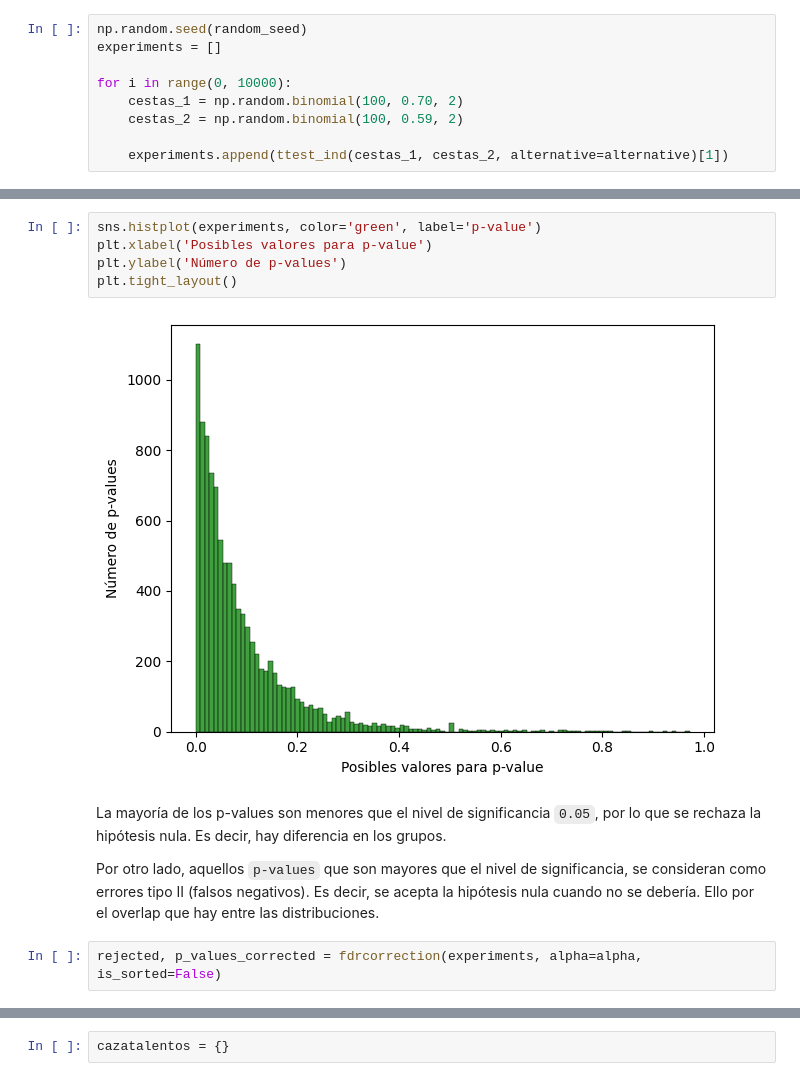
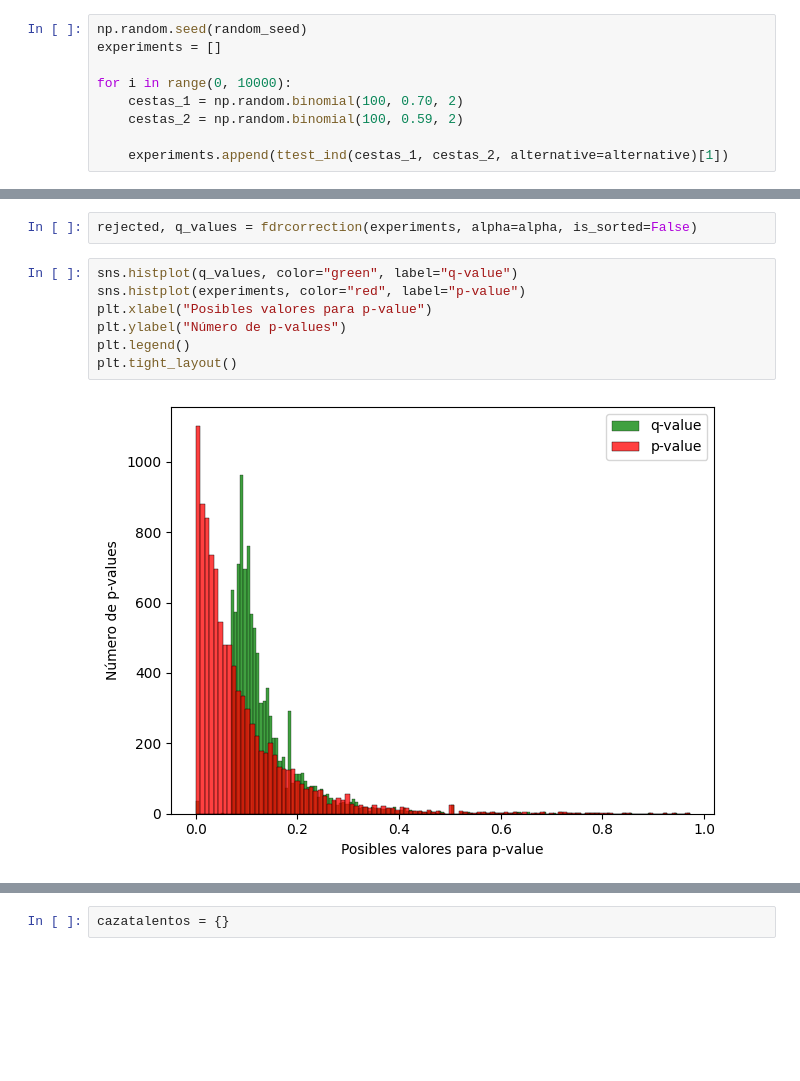
Before and after one commit to UribeAlejandro/dmeyf2023, a Jupyter notebook: src/work/Cazatalentos/solution.ipynb, the cells around one changed output, grey strips where cells are left out. Cells and saved outputs as stored; diff of their text form; blank space fills up the shorter version.

```diff
--- a/src/work/Cazatalentos/solution.ipynb
+++ b/src/work/Cazatalentos/solution.ipynb
@@ -101,13 +108,11 @@ for i in range(0, 10000):
+# %%
+rejected, q_values = fdrcorrection(experiments, alpha=alpha, is_sorted=False)
 # %%
-sns.histplot(experiments, color='green', label='p-value')
-plt.xlabel('Posibles valores para p-value')
-plt.ylabel('Número de p-values')
+sns.histplot(q_values, color="green", label="q-value")
+sns.histplot(experiments, color="red", label="p-value")
+plt.xlabel("Posibles valores para p-value")
+plt.ylabel("Número de p-values")
+plt.legend()
 plt.tight_layout()
 # %% [output]
-[figure, old version]
+[figure, new version]
-# %% [markdown]
-La mayoría de los p-values son menores que el nivel de significancia `0.05`, por lo que se rechaza la hipótesis nula. Es decir, hay diferencia en los grupos.
-
-Por otro lado, aquellos `p-values` que son mayores que el nivel de significancia, se consideran como errores tipo II (falsos negativos). Es decir, se acepta la hipótesis nula cuando no se debería. Ello por el overlap que hay entre las distribuciones.
-# %%
-rejected, p_values_corrected = fdrcorrection(experiments, alpha=alpha, is_sorted=False)
```
Also changed, not shown: parts of 67 cells of this notebook.
